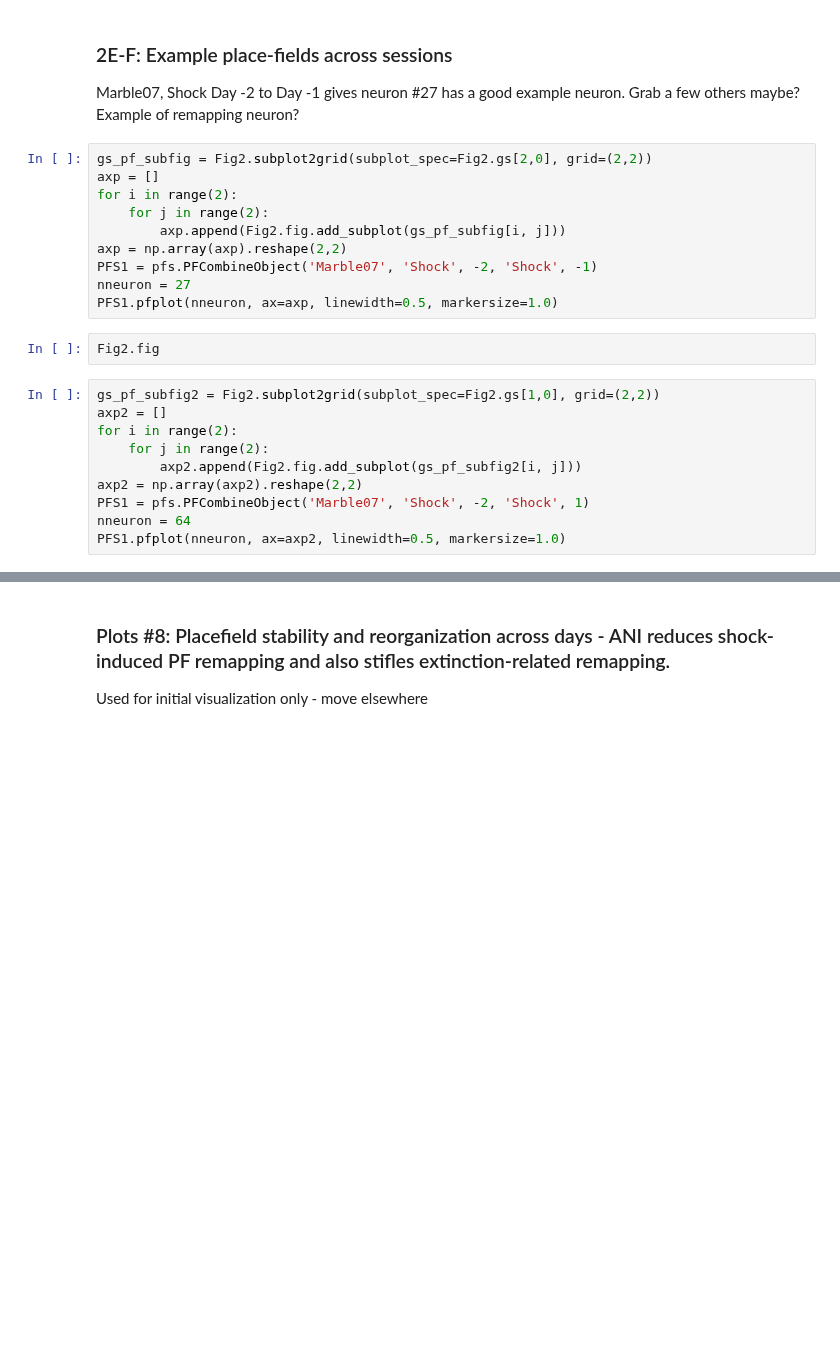
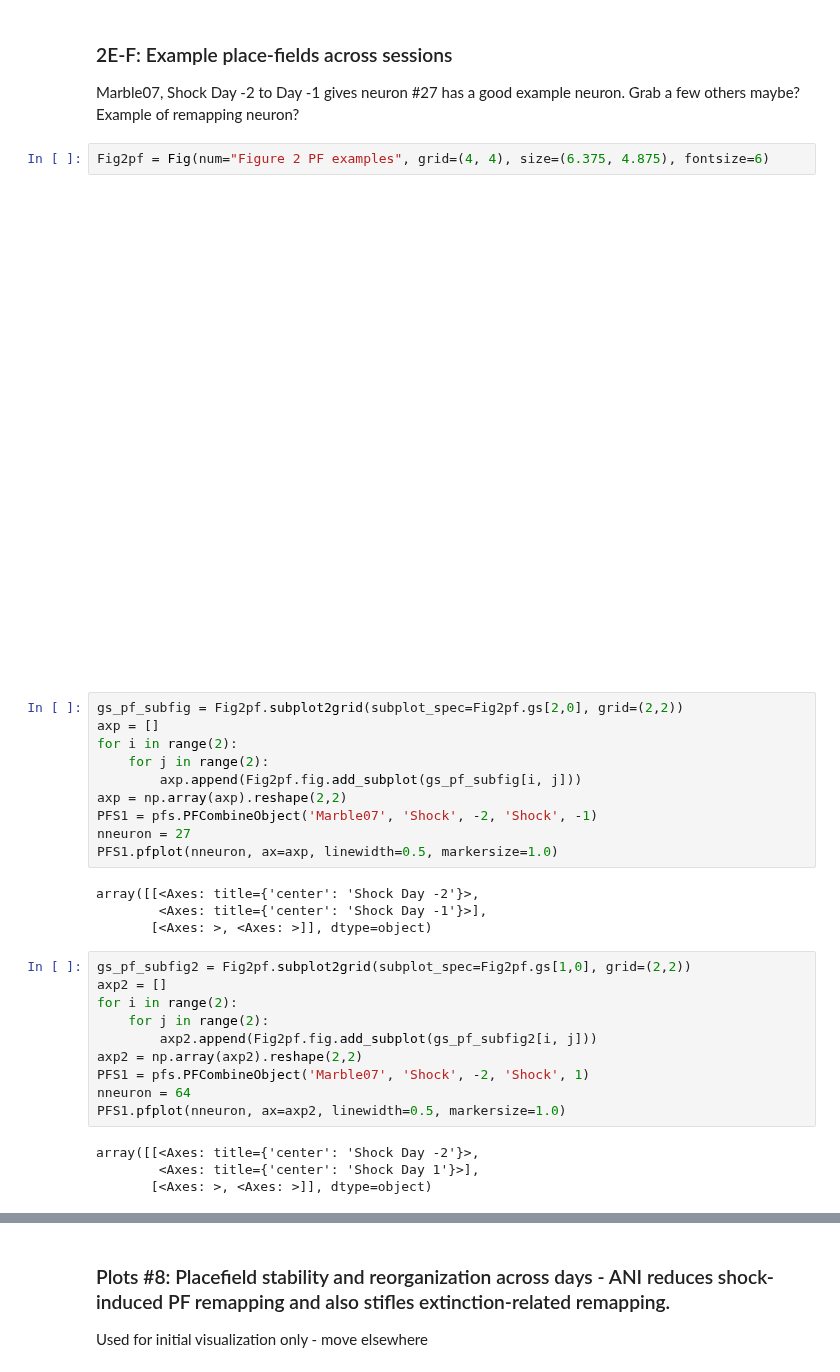
Before and after one commit to nkinsky/Eraser, a Jupyter notebook: Notebooks/Figure2_and_S4-5.ipynb, the cells around one changed output, grey strips where cells are left out. Cells and saved outputs as stored; diff of their text form; blank space fills up the shorter version.

```diff
--- a/Notebooks/Figure2_and_S4-5.ipynb
+++ b/Notebooks/Figure2_and_S4-5.ipynb
@@ -513,26 +514,36 @@ Plot #6a (Supplemental 1): Example max projections showing washout in ANI record
 ### 2E-F: Example place-fields across sessions
 
 Marble07, Shock Day -2 to Day -1 gives neuron #27 has a good example neuron. Grab a few others maybe? Example of remapping neuron?
+# %%
+Fig2pf = Fig(num="Figure 2 PF examples", grid=(4, 4), size=(6.375, 4.875), fontsize=6)
+# %% [output]
+[figure, added]
 # %%
-gs_pf_subfig = Fig2.subplot2grid(subplot_spec=Fig2.gs[2,0], grid=(2,2))
+gs_pf_subfig = Fig2pf.subplot2grid(subplot_spec=Fig2pf.gs[2,0], grid=(2,2))
 axp = []
 for i in range(2):
     for j in range(2):
-        axp.append(Fig2.fig.add_subplot(gs_pf_subfig[i, j]))
+        axp.append(Fig2pf.fig.add_subplot(gs_pf_subfig[i, j]))
 axp = np.array(axp).reshape(2,2)
 PFS1 = pfs.PFCombineObject('Marble07', 'Shock', -2, 'Shock', -1)
 nneuron = 27
 PFS1.pfplot(nneuron, ax=axp, linewidth=0.5, markersize=1.0)
+# %% [output]
+array([[<Axes: title={'center': 'Shock Day -2'}>,
+        <Axes: title={'center': 'Shock Day -1'}>],
+       [<Axes: >, <Axes: >]], dtype=object)
-# %%
-Fig2.fig
 # %%
-gs_pf_subfig2 = Fig2.subplot2grid(subplot_spec=Fig2.gs[1,0], grid=(2,2))
+gs_pf_subfig2 = Fig2pf.subplot2grid(subplot_spec=Fig2pf.gs[1,0], grid=(2,2))
 axp2 = []
 for i in range(2):
     for j in range(2):
-        axp2.append(Fig2.fig.add_subplot(gs_pf_subfig2[i, j]))
+        axp2.append(Fig2pf.fig.add_subplot(gs_pf_subfig2[i, j]))
 axp2 = np.array(axp2).reshape(2,2)
 PFS1 = pfs.PFCombineObject('Marble07', 'Shock', -2, 'Shock', 1)
 nneuron = 64
 PFS1.pfplot(nneuron, ax=axp2, linewidth=0.5, markersize=1.0)
+# %% [output]
+array([[<Axes: title={'center': 'Shock Day -2'}>,
+        <Axes: title={'center': 'Shock Day 1'}>],
+       [<Axes: >, <Axes: >]], dtype=object)
 # %% [markdown]
```
Also changed, not shown: parts of 78 cells of this notebook, 1 other file.
